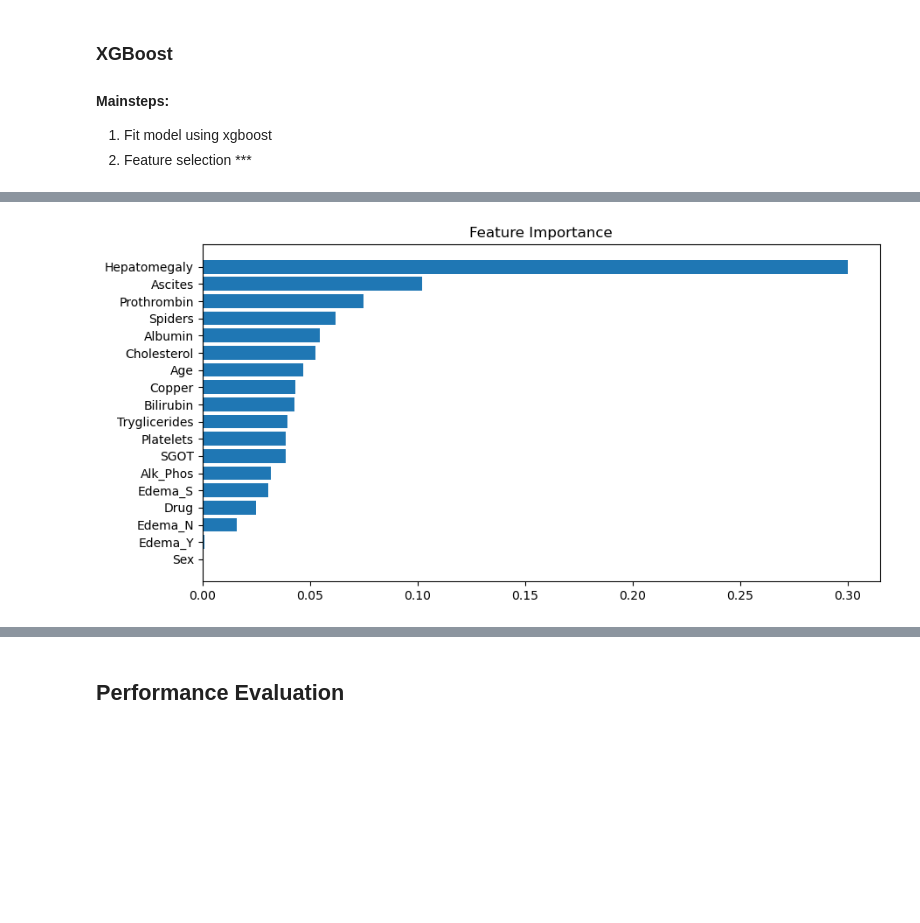
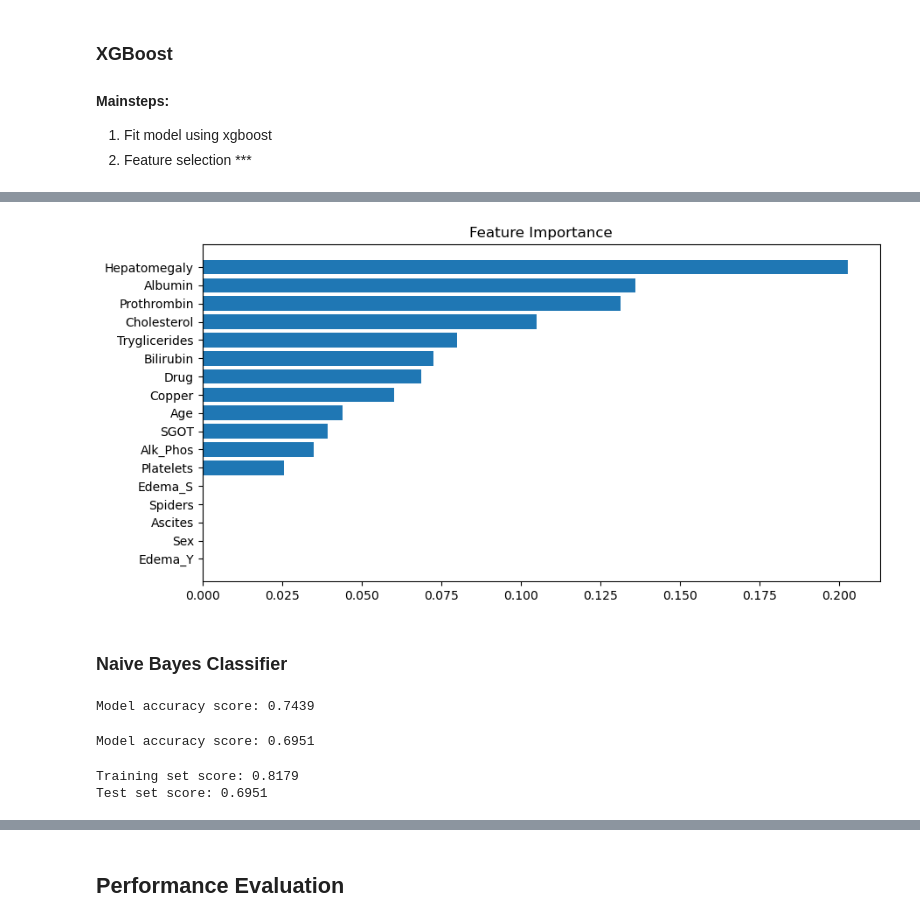
Before and after one commit to YixuanJiao04/Breast-Cancer-Classification, a Jupyter notebook: Liver-Cirhosis-Prediction.ipynb, the cells around one changed output, grey strips where cells are left out. Saved outputs shown, nothing was run; the diff lists cells and outputs as text; code cells hidden in the pictures; blank space fills up the shorter version.

```diff
--- a/Liver-Cirhosis-Prediction.ipynb
+++ b/Liver-Cirhosis-Prediction.ipynb
@@ -228,3 +259 @@ features["Edema_N"] = features["Edema_N"].astype('int')
-# %%
-target = np.where(target == 3,1,0)
 # %%
@@ -234,17 +262,3 @@ X_xgb_train, X_xgb_test, y_xgb_train, y_xgb_test = train_test_split(features, ta
 # %%
 import xgboost as xgb
 xgb_model = xgb.XGBClassifier(objective= 'binary:logistic')
-# %%
-param_grid = {
-    'max_depth': range (2, 10, 1),
-    'n_estimators': range(50, 400, 50),
-    'learning_rate': [0.005,0.01,0.05,0.1]
-}
-grid_xgb = GridSearchCV(
-    estimator=xgb_model,
-    param_grid=param_grid,
-    scoring = 'accuracy',
-    n_jobs = -10,
-    cv = 10
-)
-grid_xgb.fit(X_xgb_train, y_xgb_train)
@@ -272,0 +265,4 @@ print(grid_xgb.best_params_)
+# %%
+xgb_model.fit(X_xgb_train, y_xgb_train)
+print('Trian set prediction accuracy: {:.2f}'.format(accuracy_score(xgb_model.predict(X_xgb_train),y_xgb_train)))
+print('Test set prediction accuracy: {:.2f}'.format(accuracy_score(xgb_model.predict(X_xgb_test),y_xgb_test)))
@@ -272,0 +272,15 @@ print(grid_xgb.best_params_)
+# %%
+param_grid = {
+    'max_depth': range (2, 8, 1),
+    'n_estimators': range(2, 20, 2),
+    'learning_rate': [0.005,0.01,0.05,0.1],
+    'early_stopping_rounds' : range(4,20,2)
+}
+grid_xgb = GridSearchCV(
+    estimator=xgb_model,
+    param_grid=param_grid,
+    scoring = 'roc_auc',
+    n_jobs = -10,
+    cv = 10
+)
+grid_xgb.fit(X_xgb_train, y_xgb_train, eval_set = [(X_xgb_test,y_xgb_test)],verbose = False)
@@ -309,10 +325,10 @@ plt.show()
 # %%
-feature_importance = model.feature_importances_
+feature_importance = grid_xgb.best_estimator_.feature_importances_
 sorted_idx = np.argsort(feature_importance)
 fig = plt.figure(figsize=(10, 5))
 plt.barh(range(len(sorted_idx)), feature_importance[sorted_idx], align='center')
 plt.yticks(range(len(sorted_idx)), np.array(X_xgb_test.columns)[sorted_idx])
 plt.title('Feature Importance')
 plt.show()
 # %% [output]
-[figure, old version]
+[figure, new version]
@@ -324,0 +335,39 @@ plt.show()
+# %% [markdown]
+### Naive Bayes Classifier
+# %%
+from sklearn.naive_bayes import GaussianNB
+# training the Naive Bayes model on the training set
+NBclassifier = GaussianNB()
+NBclassifier.fit(X_scaled_train, y_scaled_train)
+
+# predicting the test set results
+nb_pred = NBclassifier.predict(X_scaled_test)
+
+print('Model accuracy score: {0:0.4f}'. format(accuracy_score(y_scaled_test, nb_pred)))
+# %% [output]
+Model accuracy score: 0.7439
+# %%
+# set parameters
+nb_par = {'var_smoothing': (0,1e-9,1e-7, 1e-5, 1e-3), }
+
+# with GridSearch
+grid_search_gnb = GridSearchCV(
+    estimator=NBclassifier,
+    param_grid=nb_par,
+    scoring = 'roc_auc',
+    n_jobs = -1,
+    cv = 5
+)
+nbcv=grid_search_gnb.fit(X_scaled_train, y_scaled_train)
+nbcv_pred =nbcv.predict(X_scaled_test)
+nb_cm = confusion_matrix(nbcv_pred, y_scaled_test)
+
+print('Model accuracy score: {0:0.4f}'. format(accuracy_score(y_scaled_test, nbcv_pred)))
+# %% [output]
+Model accuracy score: 0.6951
+# %%
+print('Training set score: {:.4f}'.format(nbcv.best_estimator_.score(X_scaled_train, y_scaled_train)))
+print('Test set score: {:.4f}'.format(nbcv.best_estimator_.score(X_scaled_test, y_scaled_test)))
+# %% [output]
+Training set score: 0.8179
+Test set score: 0.6951
```
Also changed, not shown: parts of 76 cells of this notebook.
